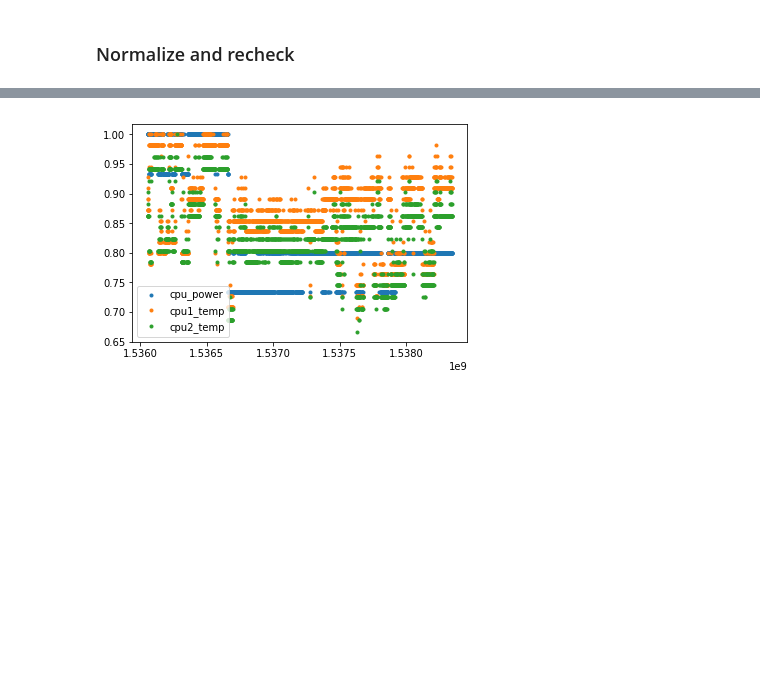
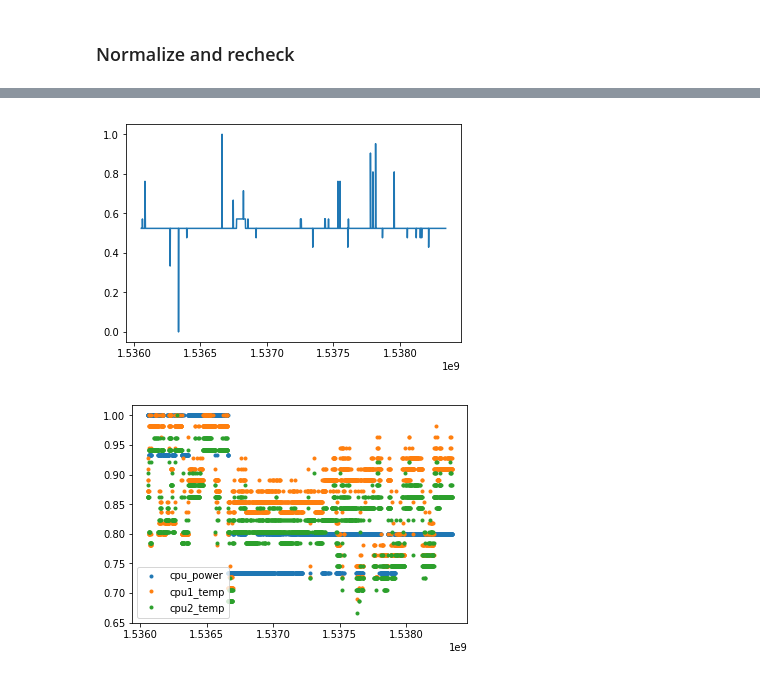
Before and after one commit to Anastasiia-Grishina/PERCCOM_Thesis, a Jupyter notebook: Visualization Nodes CRESCO 6.ipynb, the cells around one changed output, grey strips where cells are left out. Drawn from its saved outputs; the diff is of its cells as text; code cells hidden in the pictures; blank space fills up the shorter version.

```diff
--- a/Visualization Nodes CRESCO 6.ipynb
+++ b/Visualization Nodes CRESCO 6.ipynb
@@ -102,6 +104,8 @@ node_Sept_norm = node_Sept.copy()
-# %%
-node_Sept_norm[['cpu_power', 'cpu1_temp', 'cpu2_temp', 'exh_temp']] = \
-    preprocessing.normalize(node_Sept[['cpu_power','cpu1_temp', 'cpu2_temp', 'exh_temp']].values, norm='max', axis=0)
+# %%
+plt.plot('timestamp_measure','cpu_power', data=node_Sept_norm, label='CPU power sensor')
+plt.show()
+# %% [output]
+[figure, added]
 # %%
 plt.plot('timestamp_measure', 'cpu_power', data=node_Sept_norm, label='cpu_power', linestyle='', marker='.')
 plt.plot('timestamp_measure', 'cpu1_temp', data=node_Sept_norm, label='cpu1_temp', linestyle='', marker='.')
```
Also changed, not shown: parts of 6 cells of this notebook.
